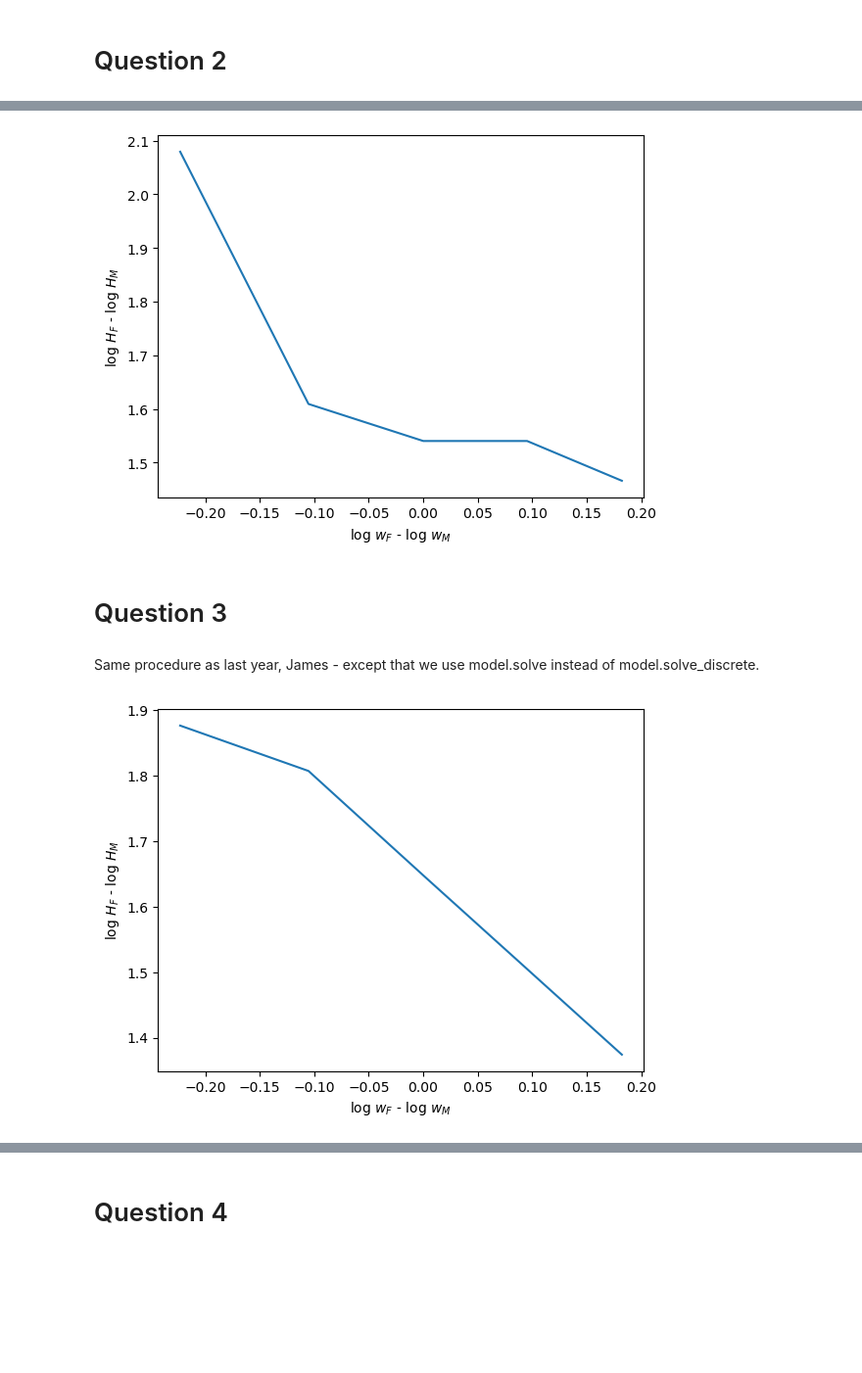
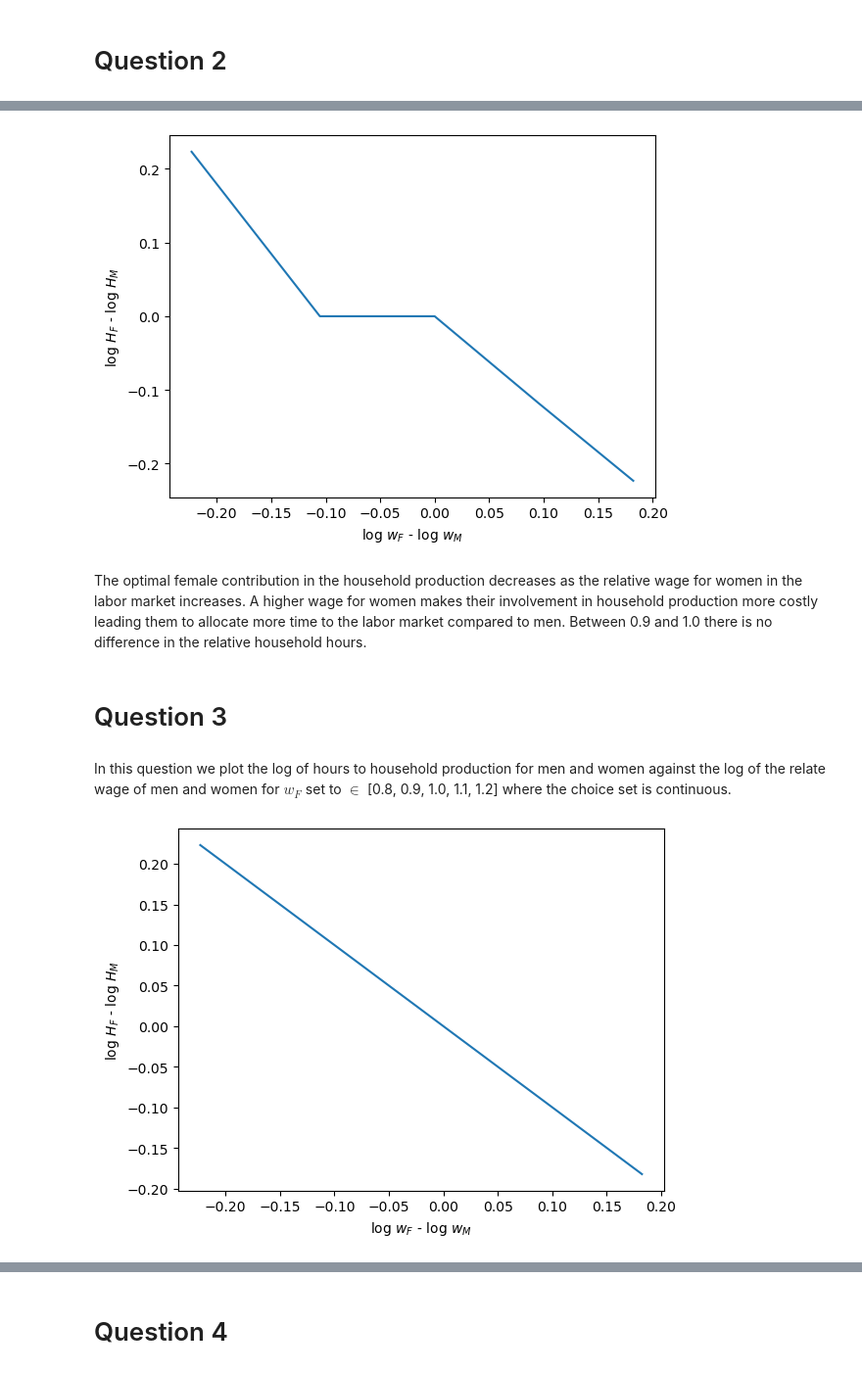
Before and after one commit to NumEconCopenhagen/projects-2023-jps, a Jupyter notebook: inauguralproject/inauguralproject.ipynb, the cells around one changed output, grey strips where cells are left out. Shown at 98% size. Cells and saved outputs as stored; diff of their text form; code cells hidden in the pictures; blank space fills up the shorter version.

```diff
--- a/inauguralproject/inauguralproject.ipynb
+++ b/inauguralproject/inauguralproject.ipynb
@@ -62,4 +72,6 @@ We use an array of different values for female wage instead of the intitial valu
 # %%
+model.par.alpha = 0.5
+model.par.sigma = 1
 wF_values = [0.8, 0.9, 1.0, 1.1, 1.2]
 res_HFHM_d = np.empty(5)
 res_wFwM_d = np.empty(5)
@@ -71,8 +83,10 @@ for i, wF in enumerate(wF_values):
     #Saving results
     res_HFHM_d[i] = np.log(opt.HF/opt.HM)
     res_wFwM_d[i] = np.log(model.par.wF/model.par.wM)
+#print
+#Printing optimal values
 
-#Plotting
+#Plot the the
 fig = plt.figure()
 ax = fig.add_subplot(1,1,1)
 ax.plot(res_wFwM_d, res_HFHM_d)
@@ -80,30 +94,35 @@ ax.set_xlabel("log $w_F$ - log $w_M$")
 ax.set_ylabel("log $H_F$ - log $H_M$")
 plt.show()
 # %% [output]
-[figure, old version]
+[figure, new version]
+# %% [markdown]
+The optimal female contribution in the household production decreases as the relative wage for women in the labor market increases. A higher wage for women makes their involvement in household production more costly leading them to allocate more time to the labor market compared to men. Between 0.9 and 1.0 there is no difference in the relative household hours.
 # %% [markdown]
 # Question 3
-# %% [markdown]
-Same procedure as last year, James - except that we use model.solve instead of model.solve_discrete.
+# %% [markdown]
+In this question we plot the log of hours to household production for men and women against the log of the relate wage of men and women for $w_{F}$ set to $\in$ \[0.8, 0.9, 1.0, 1.1, 1.2\] where the choice set is continuous.
 # %%
+model.par.alpha = 0.5
+model.par.sigma = 1
 wF_values = [0.8, 0.9, 1.0, 1.1, 1.2]
 res_HFHM_c = np.empty(5)
 res_wFwM_c = np.empty(5)
 
+
 #Continuous solving:
-for i, wF in enumerate(wF_values):
+for i, wF in enumerate(model.par.wF_vec):
     model.par.wF = wF
     opt = model.solve()
     #Saving results
     res_HFHM_c[i] = np.log(opt.HF/opt.HM)
     res_wFwM_c[i] = np.log(model.par.wF/model.par.wM)
 
 #Plotting
 fig = plt.figure()
 ax = fig.add_subplot(1,1,1)
 ax.plot(res_wFwM_c, res_HFHM_c)
 ax.set_xlabel("log $w_F$ - log $w_M$")
 ax.set_ylabel("log $H_F$ - log $H_M$")
 plt.show()
 # %% [output]
-[figure, old version]
+[figure, new version]
```
Also changed, not shown: parts of 12 cells of this notebook, 1 other file.
